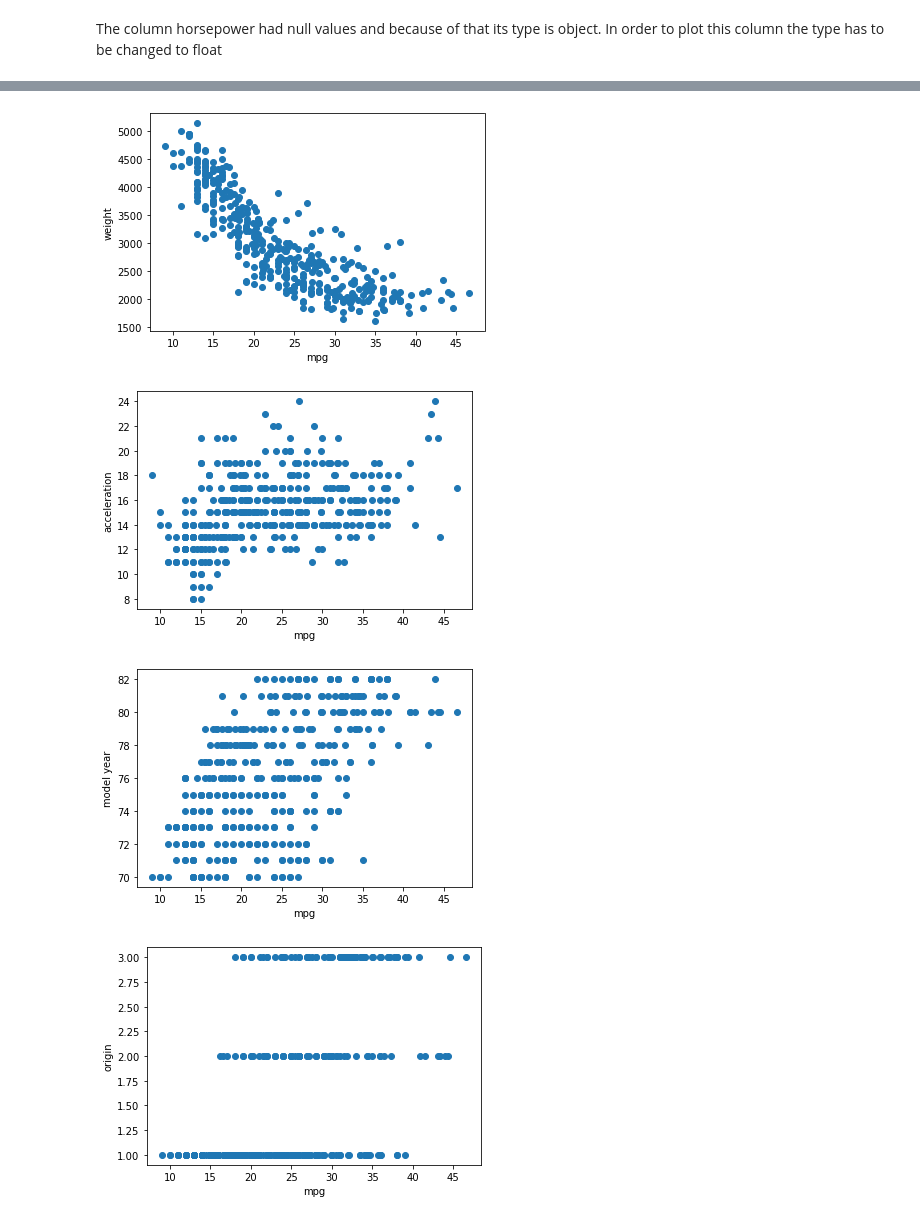
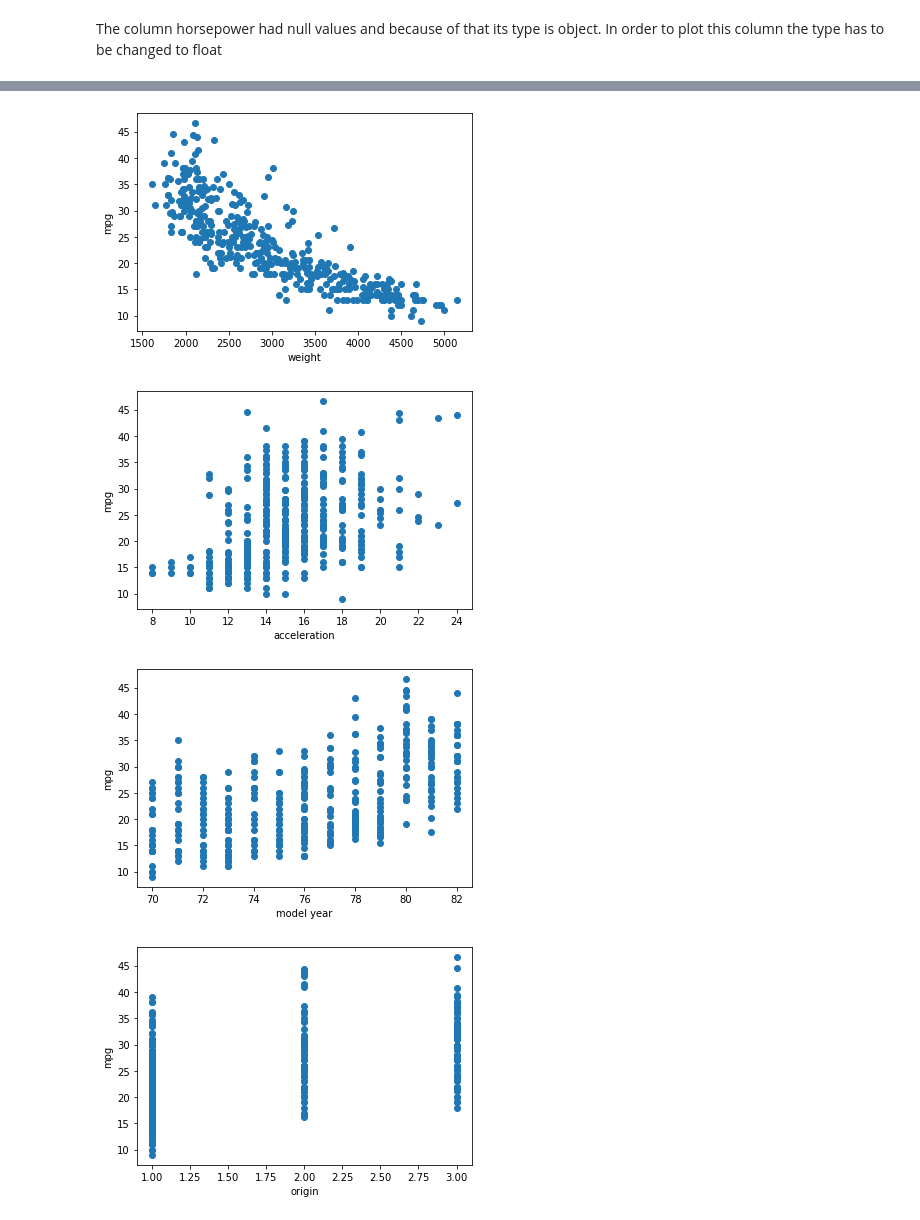
Before and after one commit to elahe-dastan/ANN_Master_AUT, a Jupyter notebook: HW3/preprocess.ipynb, the cells around one changed output, grey strips where cells are left out. Drawn from its saved outputs; the diff is of its cells as text; code cells hidden in the pictures.

```diff
--- a/HW3/preprocess.ipynb
+++ b/HW3/preprocess.ipynb
@@ -75,8 +90,9 @@ The column horsepower had null values and because of that its type is object. In
 X = X.astype(float)
 # %%
 for name in X.columns:
-    plt.scatter(y, np.int64(X[name]))
-    plt.xlabel('mpg')
-    plt.ylabel(name)
+    plt.scatter(np.int64(X[name]), y)
+    plt.xlabel(name)
+    plt.ylabel('mpg')
+    plt.savefig(name)
     plt.show()
 # %% [output]
@@ -86,7 +102,7 @@ for name in X.columns:
-[figure, old version]
+[figure, new version]
-[figure, old version]
+[figure, new version]
-[figure, old version]
+[figure, new version]
-[figure, old version]
+[figure, new version]
 # %%
 X = StandardScaler().fit_transform(X)
 # %%
```
Also changed, not shown: parts of 2 cells of this notebook, 7 other files.
